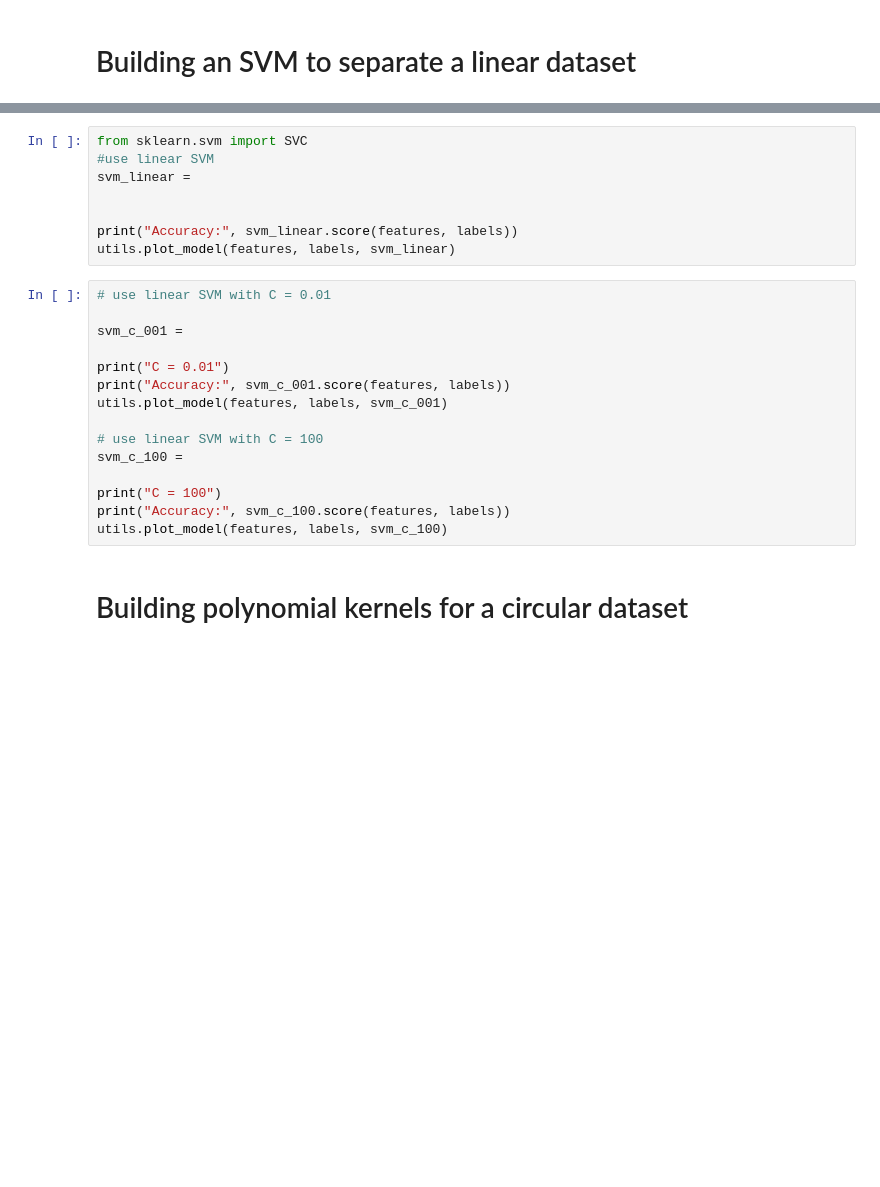
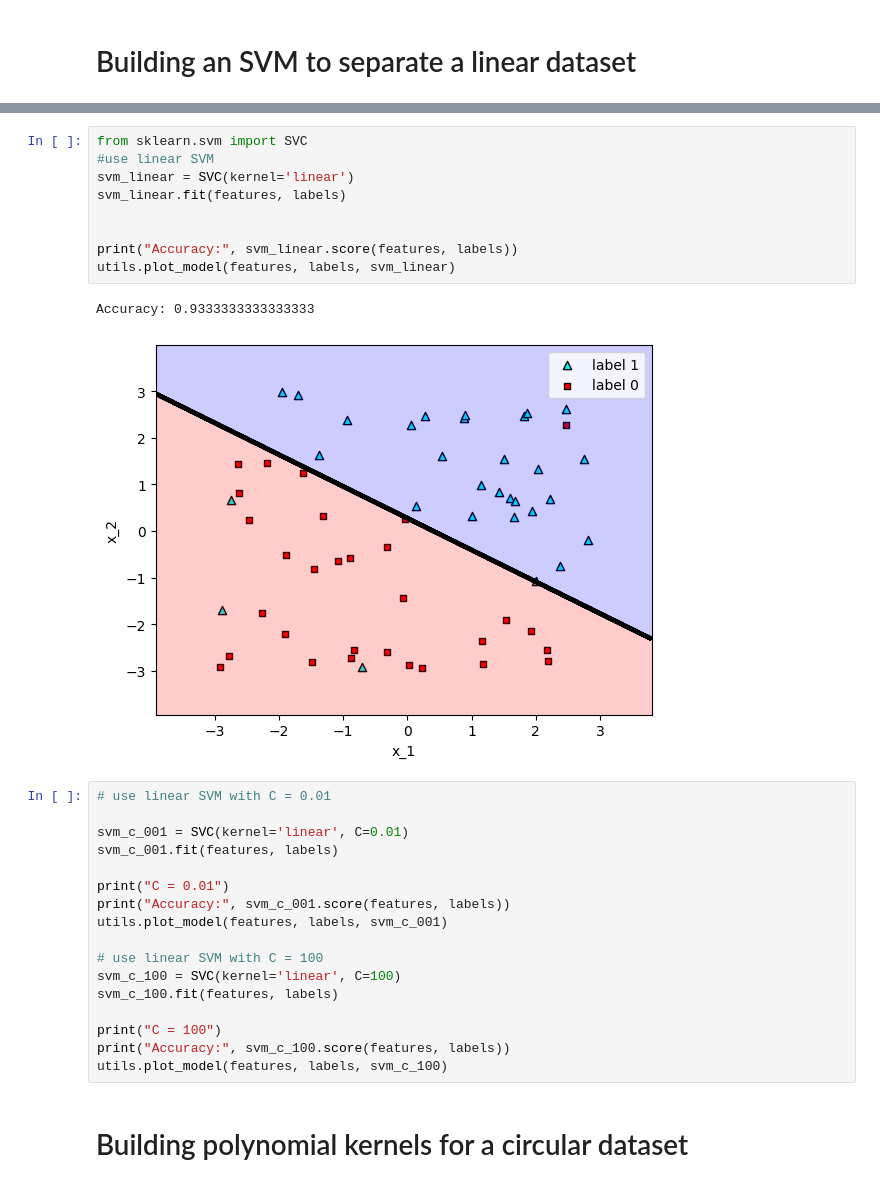
Before and after one commit to mo2menElsayed/demo-true, a Jupyter notebook: support_vector_machines/SVM_coding.ipynb, the cells around one changed output, grey strips where cells are left out. Saved outputs shown, nothing was run; the diff lists cells and outputs as text; blank space fills up the shorter version.

```diff
--- a/support_vector_machines/SVM_coding.ipynb
+++ b/support_vector_machines/SVM_coding.ipynb
@@ -22,22 +31,28 @@ utils.plot_points(features, labels)
 # %%
 from sklearn.svm import SVC
 #use linear SVM
-svm_linear =
+svm_linear = SVC(kernel='linear')
+svm_linear.fit(features, labels)
 
 
 print("Accuracy:", svm_linear.score(features, labels))
 utils.plot_model(features, labels, svm_linear)
+# %% [output]
+Accuracy: 0.9333333333333333
+[figure, added]
 # %%
 # use linear SVM with C = 0.01
 
-svm_c_001 =
+svm_c_001 = SVC(kernel='linear', C=0.01)
+svm_c_001.fit(features, labels)
 
 print("C = 0.01")
 print("Accuracy:", svm_c_001.score(features, labels))
 utils.plot_model(features, labels, svm_c_001)
 
 # use linear SVM with C = 100
-svm_c_100 =
+svm_c_100 = SVC(kernel='linear', C=100)
+svm_c_100.fit(features, labels)
 
 print("C = 100")
 print("Accuracy:", svm_c_100.score(features, labels))
```
Also changed, not shown: parts of 3 cells of this notebook.
